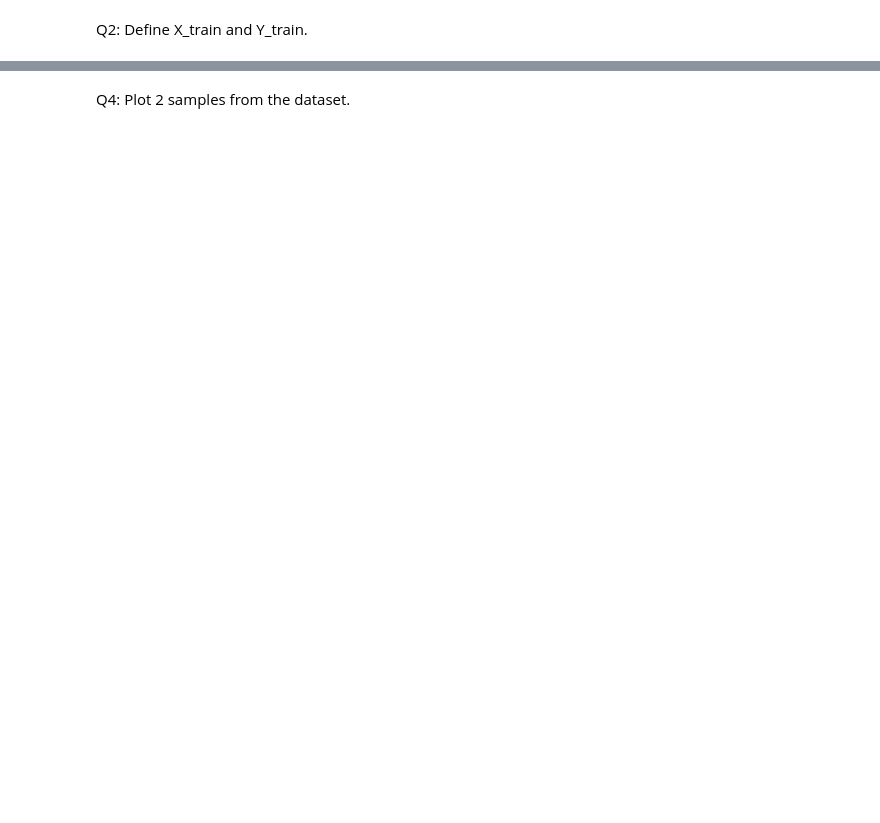
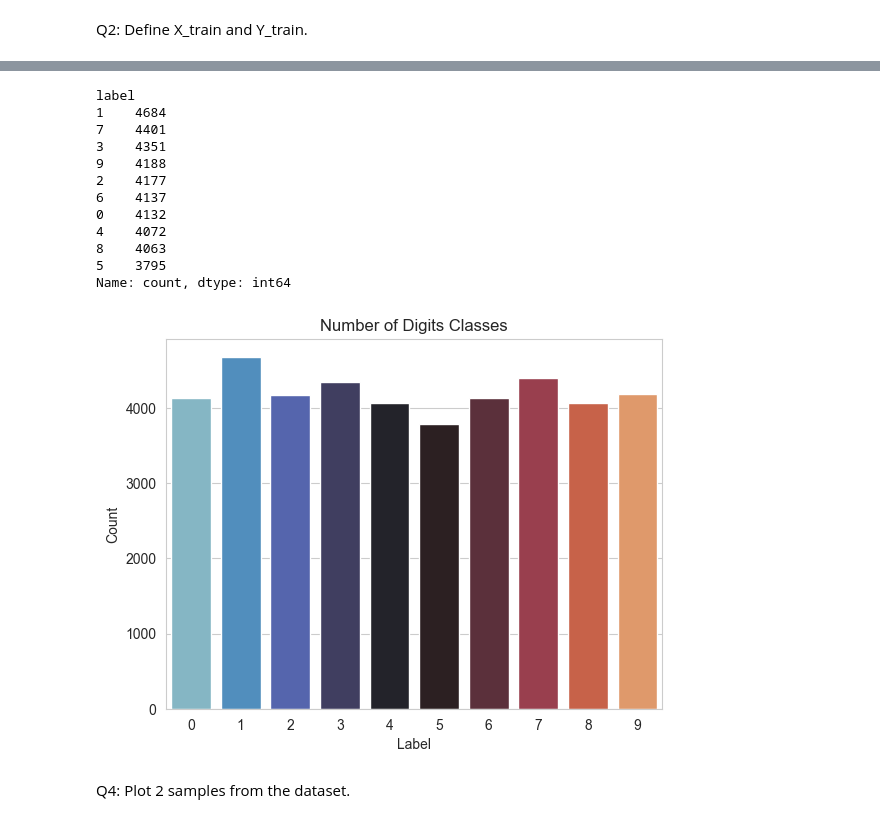
Before and after one commit to p3akth/SLA_complementary, a Jupyter notebook: Assignment_17_april/TP_CNN.ipynb, the cells around one changed output, grey strips where cells are left out. Drawn from its saved outputs; the diff is of its cells as text; code cells hidden in the pictures; blank space fills up the shorter version.

```diff
--- a/Assignment_17_april/TP_CNN.ipynb
+++ b/Assignment_17_april/TP_CNN.ipynb
@@ -23,0 +14,4 @@ Q1 Load and visualize the data.
+# %%
+df = pd.read_csv('CNN_train.csv')
+print(df.shape)
+df.head()
@@ -24,4 +27,7 @@ Q1 Load and visualize the data.
 # %% [markdown]
 Q2: Define X_train and Y_train.
+# %%
+X_train = df.drop('label', axis=1)
+y_train = df['label']
 # %% [markdown]
 Q3: Visualize number of digits classes using sns.countplot ( "icefire" as palette), is the dataset balanced ?
@@ -43,2 +36,25 @@ Name: label, dtype: int64
+# %%
+# visualize number of digits classes
+print(y_train.value_counts())
+
+sns.countplot(x=y_train, palette='icefire')
+plt.title('Number of Digits Classes')
+plt.xlabel('Label')
+plt.ylabel('Count')
+plt.show()
+# %% [output]
+label
+1    4684
+7    4401
+3    4351
+9    4188
+2    4177
+6    4137
+0    4132
+4    4072
+8    4063
+5    3795
+Name: count, dtype: int64
+[figure, added]
 # %% [markdown]
 Q4: Plot 2 samples from the dataset.
```
Also changed, not shown: parts of 9 cells of this notebook.
